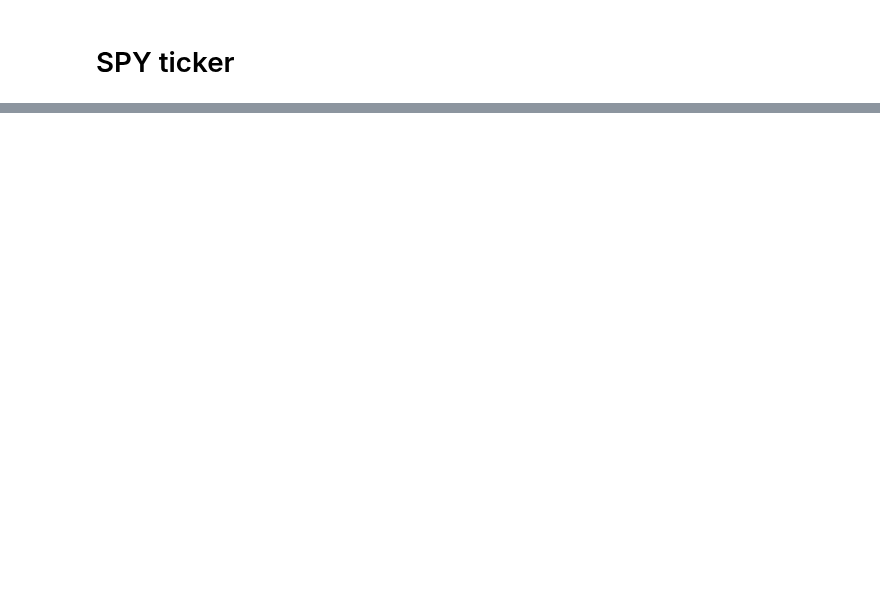
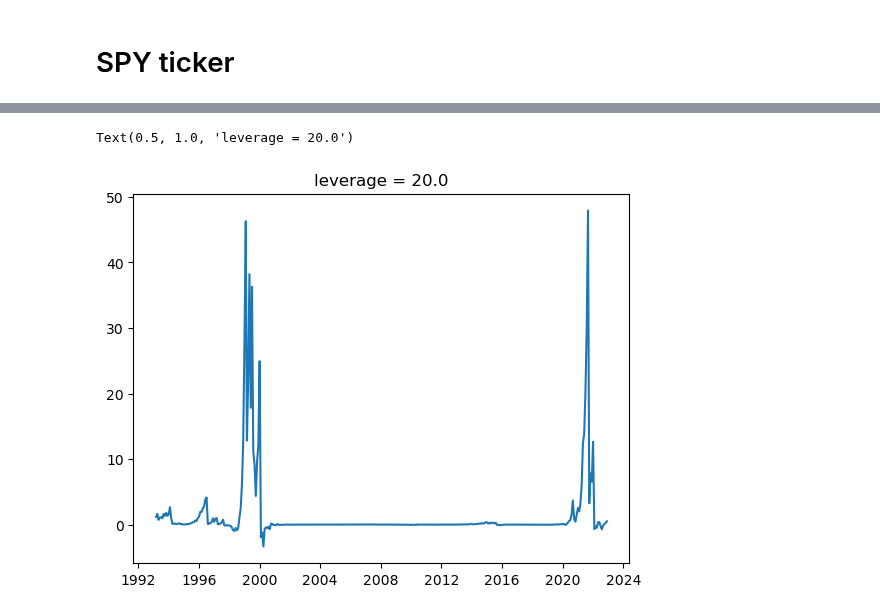
Before and after one commit to gagrawal009/FE5213-Quantitative-Macroeconomics-with-Python, a Jupyter notebook: notebooks/Random_Features_For_Goyal_Welch_Data.ipynb, the cells around one changed output, grey strips where cells are left out. Drawn from its saved outputs; the diff is of its cells as text; code cells hidden in the pictures; blank space fills up the shorter version.

```diff
--- a/notebooks/Random_Features_For_Goyal_Welch_Data.ipynb
+++ b/notebooks/Random_Features_For_Goyal_Welch_Data.ipynb
@@ -798,0 +830,5 @@ SPY_df_signals
+# %%
+start_date = goyal_welch_data.index.min() if goyal_welch_data.index.min() > macro_asset_monthly_returns.index.min() else macro_asset_monthly_returns.index.min()
+end_date = goyal_welch_data.index.max() if goyal_welch_data.index.max() < macro_asset_monthly_returns.index.max() else macro_asset_monthly_returns.index.max()
+
+start_date, end_date
@@ -798,0 +837,7 @@ SPY_df_signals
+# %%
+filtered_macro_asset_monthly_returns = macro_asset_monthly_returns.loc[start_date:end_date]
+filtered_goyal_welch_data = goyal_welch_data.loc[start_date:end_date]
+
+filtered_goyal_welch_data['excess_returns'] = filtered_macro_asset_monthly_returns['SPY'] - filtered_goyal_welch_data['Rfree']
+
+filtered_goyal_welch_data['excess_returns']
@@ -798,0 +863,8 @@ SPY_df_signals
+# %%
+leverage = 20.
+strategy_returns = 1 + filtered_goyal_welch_data.Rfree + leverage * filtered_goyal_welch_data.excess_returns
+plt.plot(np.cumprod(strategy_returns))
+plt.title(f'leverage = {leverage}')
+# %% [output]
+Text(0.5, 1.0, 'leverage = 20.0')
+[figure, added]
```
Also changed, not shown: parts of 18 cells of this notebook, 1 other file.
